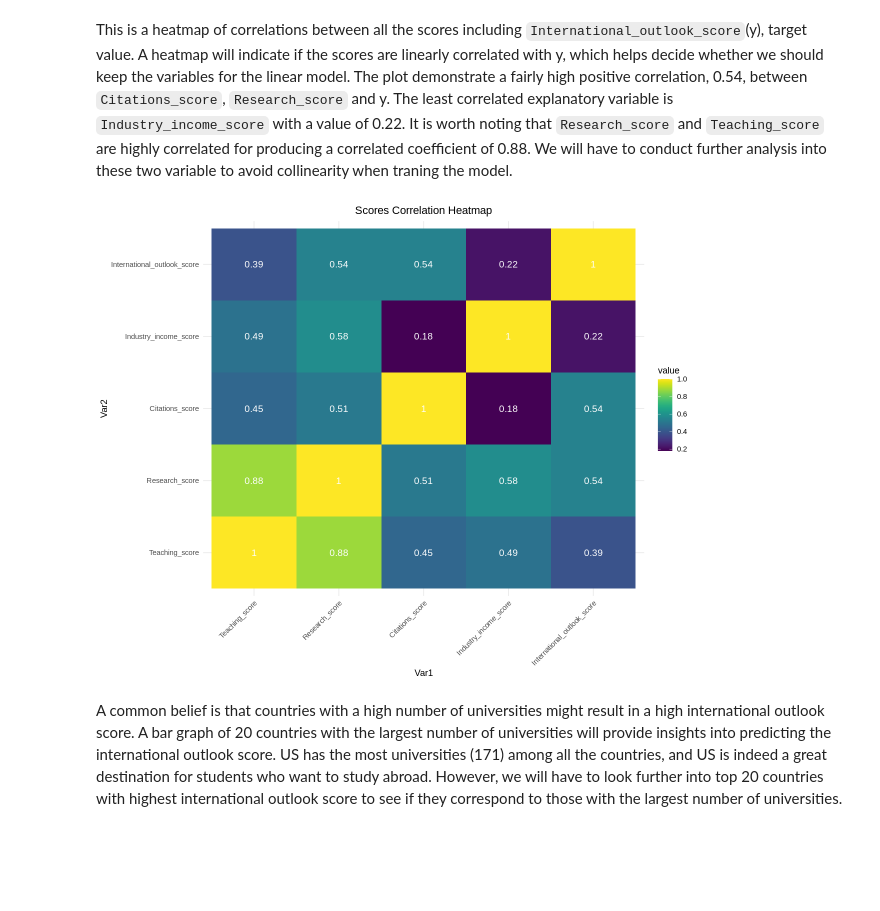
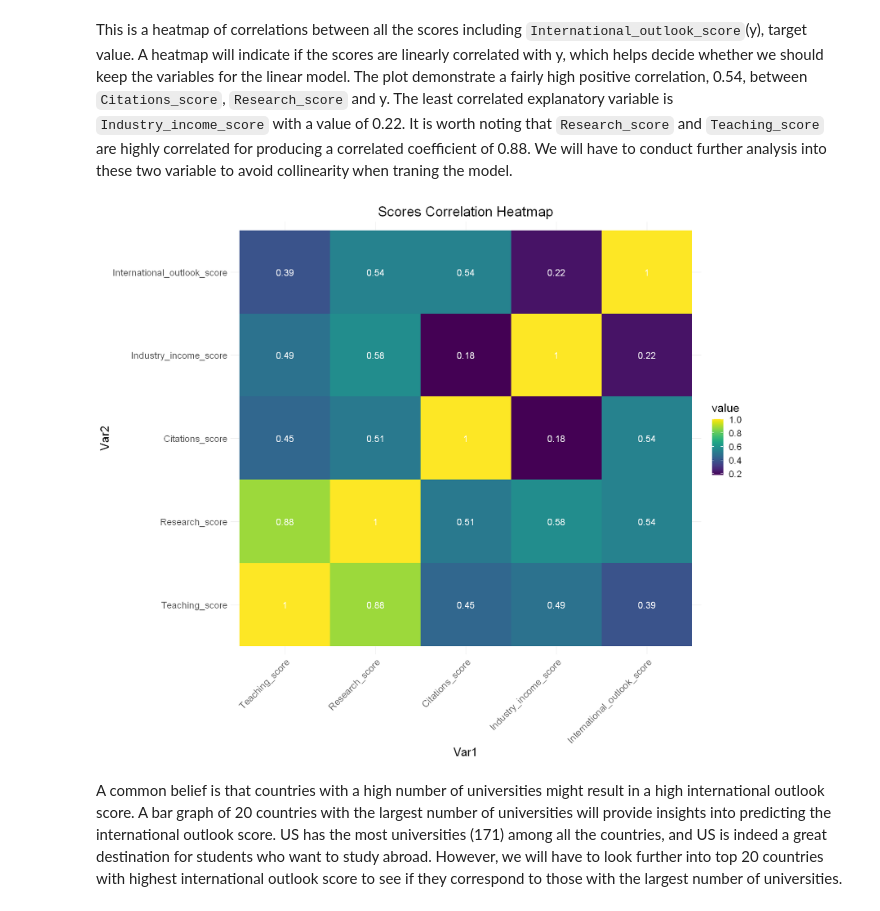
Before and after one commit to RayNguyent/STAT301-project, a Jupyter notebook: EDA.ipynb, the cells around one changed output. Cells and saved outputs as stored; diff of their text form; code cells hidden in the pictures; blank space fills up the shorter version.

```diff
--- a/EDA.ipynb
+++ b/EDA.ipynb
@@ -55,7 +59,7 @@ Loading required package: viridisLite
 # %% [markdown]
 Next, I will use read.csv() to read the dataset, and head() to get a first view of the dataset.
 # %%
-df <- read.csv("data/World University Rankings 2023.csv")
+df <- read.csv("https://raw.githubusercontent.com/RayNguyent/STAT301-project/main/data/World%20University%20Rankings%202023.csv")
 # %%
 head(df)
 # %% [output]
@@ -193,17 +179,18 @@ Warning message:
 # %% [markdown]
 This is a heatmap of correlations between all the scores including `International_outlook_score`(y), target value. A heatmap will indicate if the scores are linearly correlated with y, which helps decide whether we should keep the variables for the linear model. The plot demonstrate a fairly high positive correlation, 0.54, between `Citations_score`, `Research_score` and y. The least correlated explanatory variable is `Industry_income_score` with a value of 0.22. It is worth noting that `Research_score` and `Teaching_score` are highly correlated for producing a correlated coefficient of 0.88. We will have to conduct further analysis into these two variable to avoid collinearity when traning the model.
 # %%
+options(repr.plot.width = 14, repr.plot.height =12)
 df_scores = df %>% select(Teaching_score, Research_score, Citations_score, Industry_income_score, International_outlook_score)
 corr<- round(cor(df_scores),2)
 melted_corr<- melt(corr)
 ggplot(data = melted_corr, aes(x=Var1, y=Var2,
                                    fill=value)) + geom_tile() +
-  theme_minimal() + theme(axis.text.x = element_text(angle = 45, hjust = 1)) +  # Rotate x-axis labels
+  theme_minimal() + theme(axis.text.x = element_text(angle = 45, hjust = 1)) +
   labs(title = "Scores Correlation Heatmap") + geom_text(aes(Var2, Var1, label = value),
-          color = "white", size = 4) + scale_fill_viridis() +
-  theme(plot.title = element_text(hjust = 0.5))
+          color = "white", size = 5) + scale_fill_viridis() +
+  theme(plot.title = element_text(hjust = 0.5),text = element_text(size=18))
 # %% [output]
-[figure, old version]
+[figure, new version]
 # %% [markdown]
 A common belief is that countries with a high number of universities might result in a high international outlook score. A bar graph of 20 countries with the largest number of universities will provide insights into predicting the international outlook score. US has the most universities (171) among all the countries, and US is indeed a great destination for students who want to study abroad. However, we will have to look further into top 20 countries with highest international outlook score to see if they correspond to those with the largest number of universities.
 # %%
```
Also changed, not shown: parts of 11 cells of this notebook.
